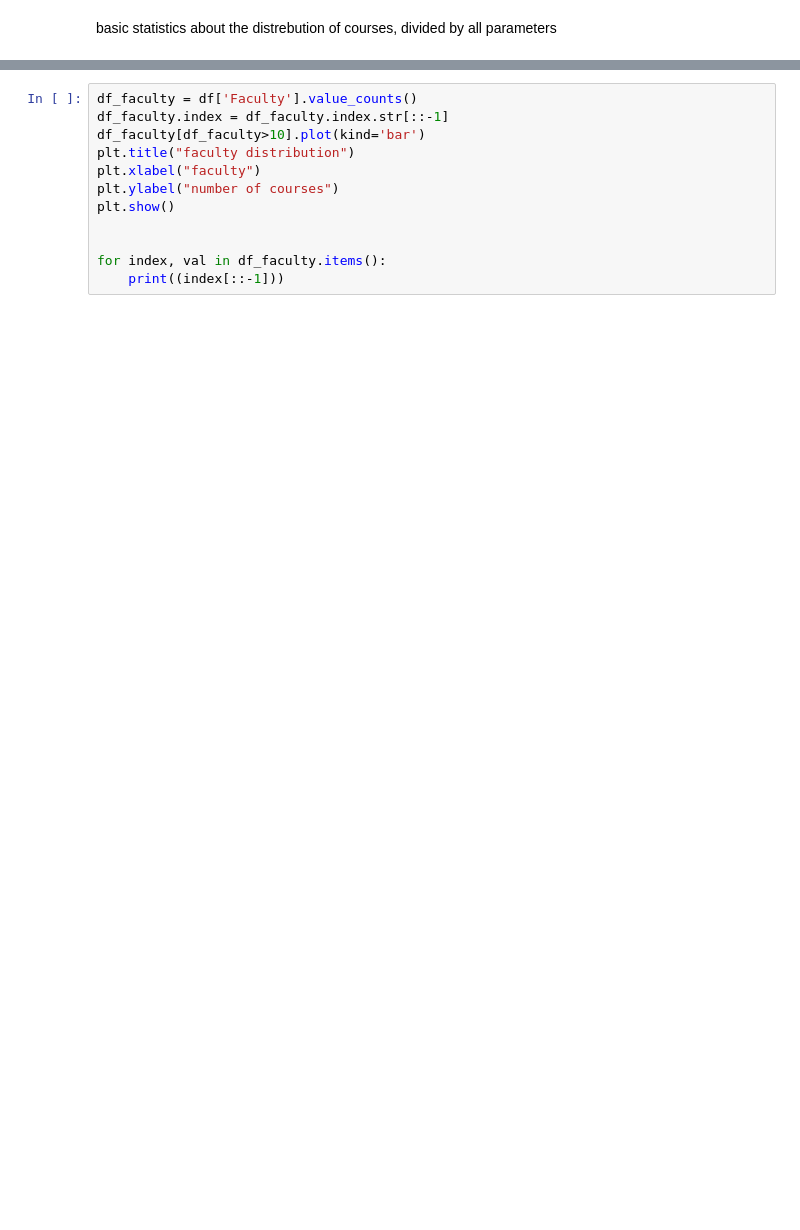
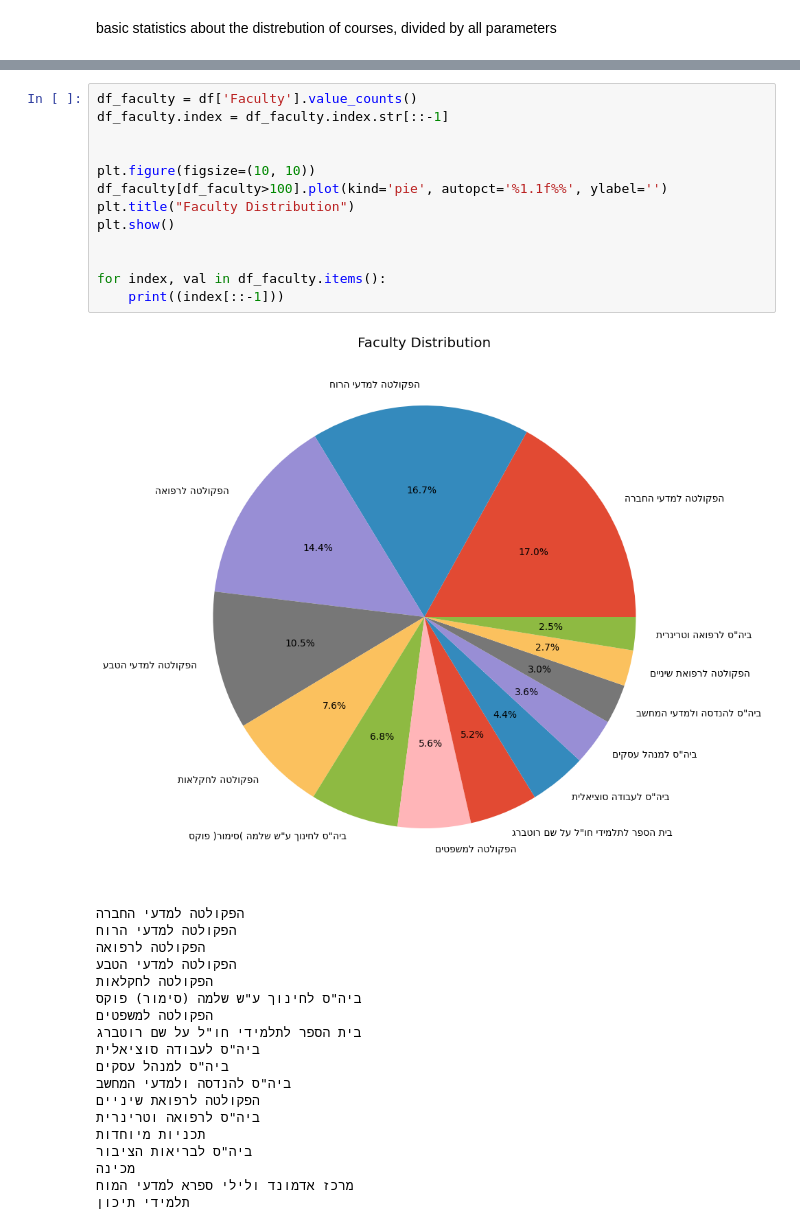
Before and after one commit to BaruchWolfson144/huji_courses_analysis, a Jupyter notebook: analysis/01_basic_statistic.ipynb, the cells around one changed output, grey strips where cells are left out. Saved outputs shown, nothing was run; the diff lists cells and outputs as text; blank space fills up the shorter version.

```diff
--- a/analysis/01_basic_statistic.ipynb
+++ b/analysis/01_basic_statistic.ipynb
@@ -69,12 +109,33 @@
 # %%
 df_faculty = df['Faculty'].value_counts()
 df_faculty.index = df_faculty.index.str[::-1]
-df_faculty[df_faculty>10].plot(kind='bar')
-plt.title("faculty distribution")
-plt.xlabel("faculty")
-plt.ylabel("number of courses")
+
+
+plt.figure(figsize=(10, 10))
+df_faculty[df_faculty>100].plot(kind='pie', autopct='%1.1f%%', ylabel='')
+plt.title("Faculty Distribution")
 plt.show()
 
 
 for index, val in df_faculty.items():
     print((index[::-1]))
+# %% [output]
+[figure, added]
+הפקולטה למדעי החברה
+הפקולטה למדעי הרוח
+הפקולטה לרפואה
+הפקולטה למדעי הטבע
+הפקולטה לחקלאות
+ביה"ס לחינוך ע"ש שלמה (סימור) פוקס
+הפקולטה למשפטים
+בית הספר לתלמידי חו"ל על שם רוטברג
+ביה"ס לעבודה סוציאלית
+ביה"ס למנהל עסקים
+ביה"ס להנדסה ולמדעי המחשב
+הפקולטה לרפואת שיניים
+ביה"ס לרפואה וטרינרית
+תכניות מיוחדות
+ביה"ס לבריאות הציבור
+מכינה
+מרכז אדמונד ולילי ספרא למדעי המוח
+תלמידי תיכון
```
Also changed, not shown: parts of 4 cells of this notebook, 2 other files.
